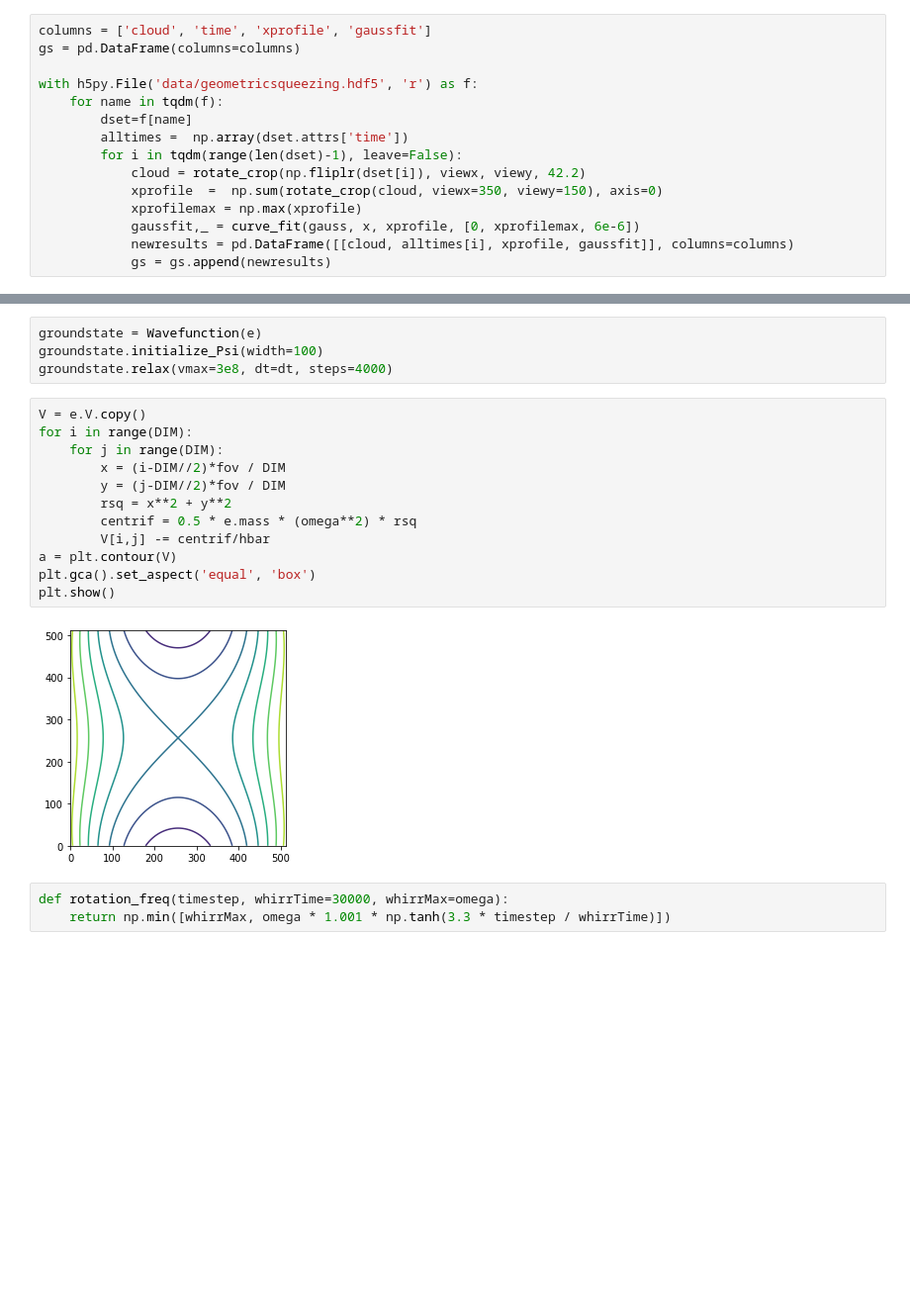
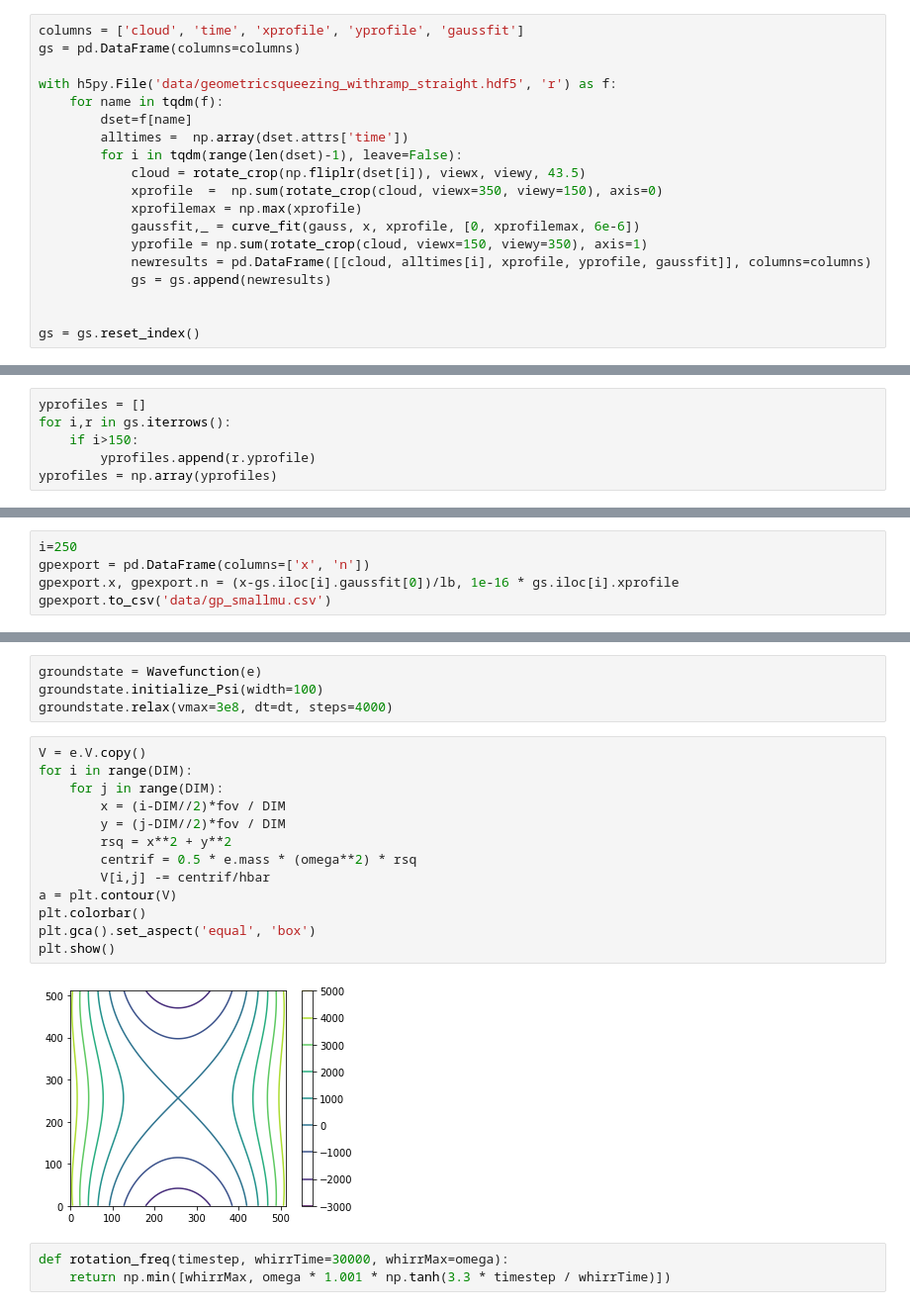
Before and after one commit to biswaroopmukherjee/condensate, a Jupyter notebook: notebooks/Hall strip.ipynb, the cells around one changed output, grey strips where cells are left out. Shown at 99% size. Drawn from its saved outputs; the diff is of its cells as text; blank space fills up the shorter version.

Commit message:
More geometric squeezing

```diff
--- a/notebooks/Hall strip.ipynb
+++ b/notebooks/Hall strip.ipynb
@@ -166,17 +186,21 @@ def process_r1d(dset):
                               columns=columns)
     return newresults
 # %%
-columns = ['cloud', 'time', 'xprofile', 'gaussfit']
+columns = ['cloud', 'time', 'xprofile', 'yprofile', 'gaussfit']
 gs = pd.DataFrame(columns=columns)
 
-with h5py.File('data/geometricsqueezing.hdf5', 'r') as f:
+with h5py.File('data/geometricsqueezing_withramp_straight.hdf5', 'r') as f:
     for name in tqdm(f):
         dset=f[name]
         alltimes =  np.array(dset.attrs['time'])
         for i in tqdm(range(len(dset)-1), leave=False):
-            cloud = rotate_crop(np.fliplr(dset[i]), viewx, viewy, 42.2)
+            cloud = rotate_crop(np.fliplr(dset[i]), viewx, viewy, 43.5)
             xprofile  =  np.sum(rotate_crop(cloud, viewx=350, viewy=150), axis=0)
             xprofilemax = np.max(xprofile)
             gaussfit,_ = curve_fit(gauss, x, xprofile, [0, xprofilemax, 6e-6])
-            newresults = pd.DataFrame([[cloud, alltimes[i], xprofile, gaussfit]], columns=columns)
+            yprofile = np.sum(rotate_crop(cloud, viewx=150, viewy=350), axis=1)
+            newresults = pd.DataFrame([[cloud, alltimes[i], xprofile, yprofile, gaussfit]], columns=columns)
             gs = gs.append(newresults)
+
+
+gs = gs.reset_index()
@@ -184,0 +209,6 @@ NameError: name 'pd' is not defined
+# %%
+yprofiles = []
+for i,r in gs.iterrows():
+    if i>150:
+        yprofiles.append(r.yprofile)
+yprofiles = np.array(yprofiles)
@@ -196,3 +331,8 @@ plt.plot(x,gauss(x,*gs.iloc[0].gaussfit))
+# %%
+i=250
+gpexport = pd.DataFrame(columns=['x', 'n'])
+gpexport.x, gpexport.n = (x-gs.iloc[i].gaussfit[0])/lb, 1e-16 * gs.iloc[i].xprofile
+gpexport.to_csv('data/gp_smallmu.csv')
 # %%
 gs.head()
 # %% [output]
@@ -367,17 +506,18 @@ groundstate.relax(vmax=3e8, dt=dt, steps=4000)
 # %%
 V = e.V.copy()
 for i in range(DIM):
     for j in range(DIM):
         x = (i-DIM//2)*fov / DIM
         y = (j-DIM//2)*fov / DIM
         rsq = x**2 + y**2
         centrif = 0.5 * e.mass * (omega**2) * rsq
         V[i,j] -= centrif/hbar
 a = plt.contour(V)
+plt.colorbar()
 plt.gca().set_aspect('equal', 'box')
 plt.show()
 # %% [output]
-[figure, old version]
+[figure, new version]
 # %%
 def rotation_freq(timestep, whirrTime=30000, whirrMax=omega):
     return np.min([whirrMax, omega * 1.001 * np.tanh(3.3 * timestep / whirrTime)])
```
Also changed, not shown: parts of 43 cells of this notebook, 2 other files.
